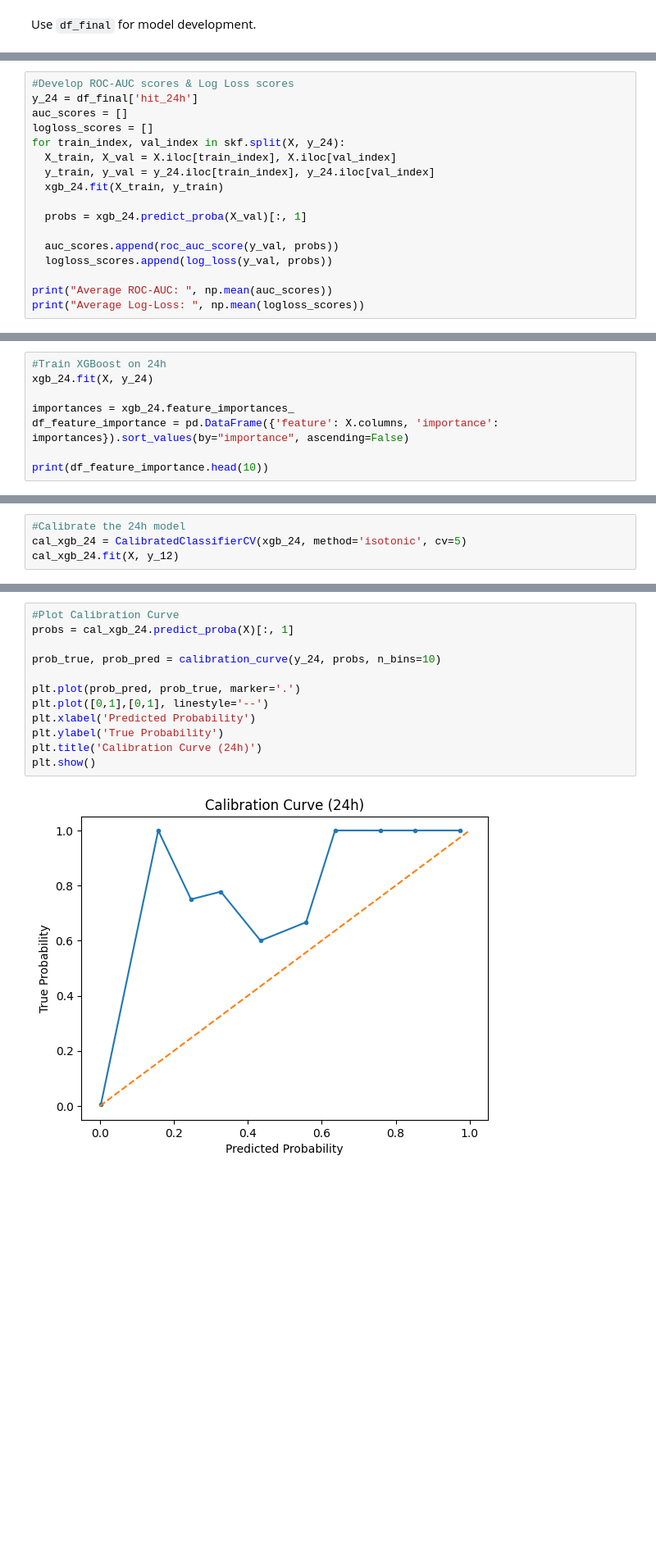
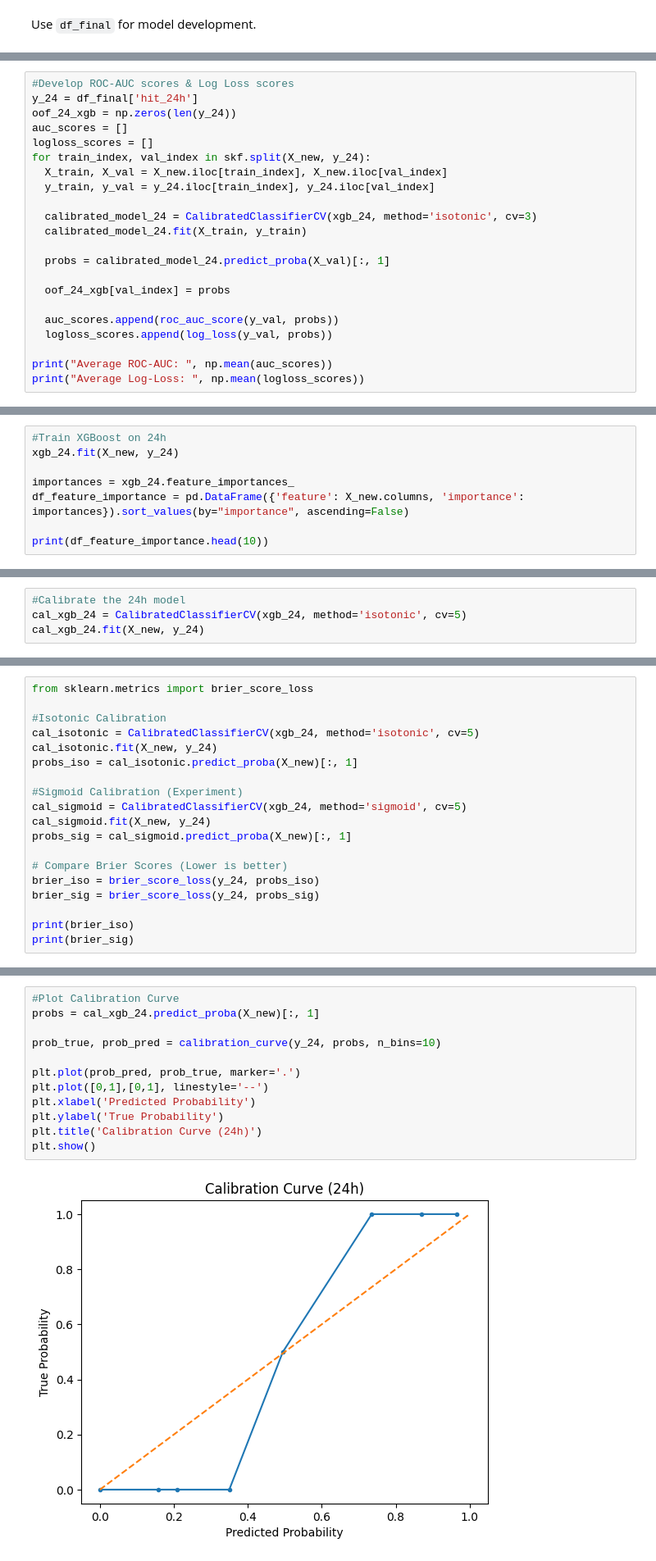
Before and after one commit to HarshikaV/WiDS-Global-Datathon-BTT_Riparian, a Jupyter notebook: BTT_Riparian.ipynb, the cells around one changed output, grey strips where cells are left out. Shown at 82% size. Saved outputs shown, nothing was run; the diff lists cells and outputs as text; blank space fills up the shorter version.

```diff
--- a/BTT_Riparian.ipynb
+++ b/BTT_Riparian.ipynb
@@ -661,14 +692,19 @@ xgb_24 = XGBClassifier(n_estimators=300,
 # %%
 #Develop ROC-AUC scores & Log Loss scores
 y_24 = df_final['hit_24h']
+oof_24_xgb = np.zeros(len(y_24))
 auc_scores = []
 logloss_scores = []
-for train_index, val_index in skf.split(X, y_24):
-  X_train, X_val = X.iloc[train_index], X.iloc[val_index]
+for train_index, val_index in skf.split(X_new, y_24):
+  X_train, X_val = X_new.iloc[train_index], X_new.iloc[val_index]
   y_train, y_val = y_24.iloc[train_index], y_24.iloc[val_index]
-  xgb_24.fit(X_train, y_train)
 
-  probs = xgb_24.predict_proba(X_val)[:, 1]
+  calibrated_model_24 = CalibratedClassifierCV(xgb_24, method='isotonic', cv=3)
+  calibrated_model_24.fit(X_train, y_train)
+
+  probs = calibrated_model_24.predict_proba(X_val)[:, 1]
+
+  oof_24_xgb[val_index] = probs
 
   auc_scores.append(roc_auc_score(y_val, probs))
   logloss_scores.append(log_loss(y_val, probs))
@@ -696,9 +734,9 @@ Parameters: { "use_label_encoder" } are not used.
 # %%
 #Train XGBoost on 24h
-xgb_24.fit(X, y_24)
+xgb_24.fit(X_new, y_24)
 
 importances = xgb_24.feature_importances_
-df_feature_importance = pd.DataFrame({'feature': X.columns, 'importance': importances}).sort_values(by="importance", ascending=False)
+df_feature_importance = pd.DataFrame({'feature': X_new.columns, 'importance': importances}).sort_values(by="importance", ascending=False)
 
 print(df_feature_importance.head(10))
 # %% [output]
@@ -719,7 +757,7 @@ Parameters: { "use_label_encoder" } are not used.
 # %%
 #Calibrate the 24h model
 cal_xgb_24 = CalibratedClassifierCV(xgb_24, method='isotonic', cv=5)
-cal_xgb_24.fit(X, y_12)
+cal_xgb_24.fit(X_new, y_24)
 # %% [output]
 Parameters: { "use_label_encoder" } are not used.
 
@@ -755,0 +796,19 @@ CalibratedClassifierCV(cv=5,
+# %%
+from sklearn.metrics import brier_score_loss
+
+#Isotonic Calibration
+cal_isotonic = CalibratedClassifierCV(xgb_24, method='isotonic', cv=5)
+cal_isotonic.fit(X_new, y_24)
+probs_iso = cal_isotonic.predict_proba(X_new)[:, 1]
+
+#Sigmoid Calibration (Experiment)
+cal_sigmoid = CalibratedClassifierCV(xgb_24, method='sigmoid', cv=5)
+cal_sigmoid.fit(X_new, y_24)
+probs_sig = cal_sigmoid.predict_proba(X_new)[:, 1]
+
+# Compare Brier Scores (Lower is better)
+brier_iso = brier_score_loss(y_24, probs_iso)
+brier_sig = brier_score_loss(y_24, probs_sig)
+
+print(brier_iso)
+print(brier_sig)
@@ -756,17 +852,17 @@ CalibratedClassifierCV(cv=5,
 # %%
 #Plot Calibration Curve
-probs = cal_xgb_24.predict_proba(X)[:, 1]
+probs = cal_xgb_24.predict_proba(X_new)[:, 1]
 
 prob_true, prob_pred = calibration_curve(y_24, probs, n_bins=10)
 
 plt.plot(prob_pred, prob_true, marker='.')
 plt.plot([0,1],[0,1], linestyle='--')
 plt.xlabel('Predicted Probability')
 plt.ylabel('True Probability')
 plt.title('Calibration Curve (24h)')
 plt.show()
 # %% [output]
-[figure, old version]
+[figure, new version]
 # %%
 #Check how synchronized models are (if 12h predictions are less than 24h predictions)
 #Enforce monotonicity so that there are no logic errors
```
Also changed, not shown: parts of 41 cells of this notebook, 1 other file.
